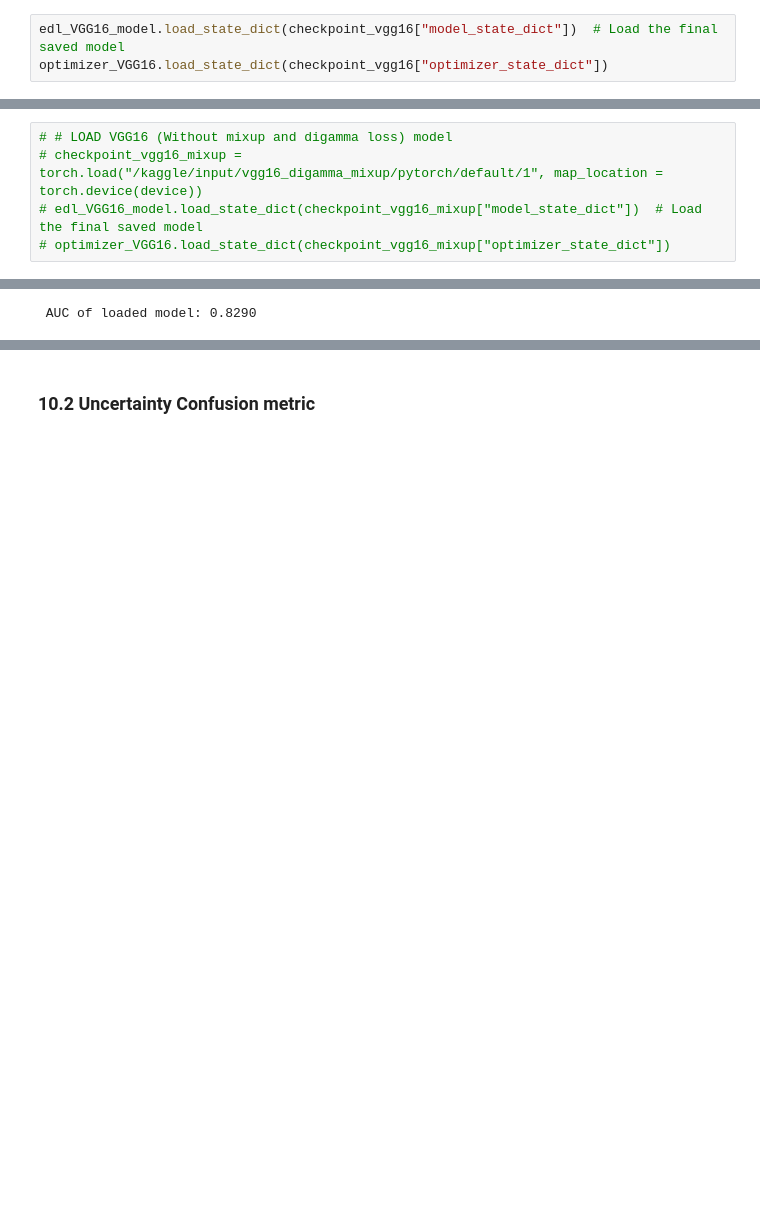
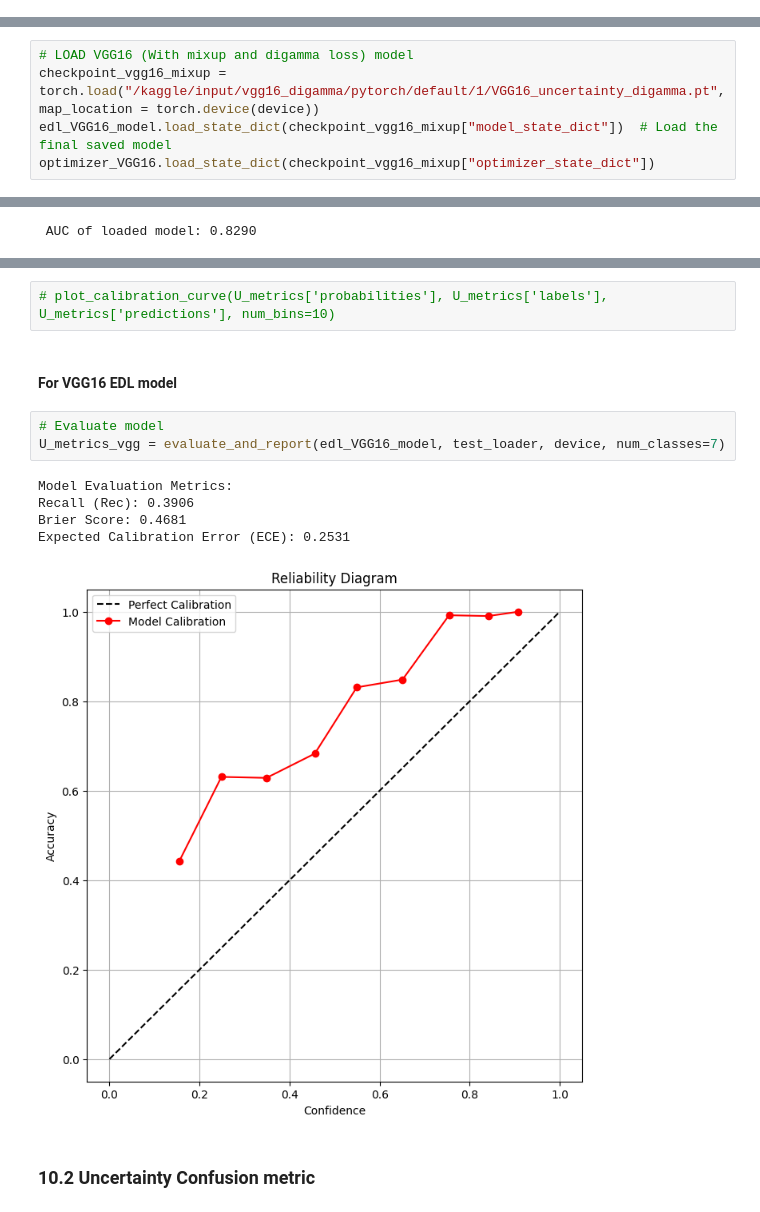
Before and after one commit to Swapnil5101/Aspect-Based-Sentiment-Analysis, a Jupyter notebook: uncertainty-aware-skin-lesion-classification-edl.ipynb, the cells around one changed output, grey strips where cells are left out. Drawn from its saved outputs; the diff is of its cells as text; blank space fills up the shorter version.

Commit message:
Kaggle Notebook | Uncertainty-aware_skin_lesion_classification_EDL | Version 5

```diff
--- a/uncertainty-aware-skin-lesion-classification-edl.ipynb
+++ b/uncertainty-aware-skin-lesion-classification-edl.ipynb
@@ -1336,6 +1203,3 @@ checkpoint_vgg16 = torch.load("/kaggle/input/vgg16_digamma/pytorch/default/1/VGG
-# %%
-edl_VGG16_model.load_state_dict(checkpoint_vgg16["model_state_dict"])  # Load the final saved model
-optimizer_VGG16.load_state_dict(checkpoint_vgg16["optimizer_state_dict"])
 # %% [markdown]
 ### 8.3 Resnet50 + Mixup + mse loss (Load Only When Evaluating/Testing With Mixup Case)
 # %%
@@ -1346,10 +1210,10 @@ optimizer_resnet50.load_state_dict(checkpoint_mixup["optimizer_state_dict"])
 # %% [markdown]
 ### 8.4 VGG16 + Mixup + Digamma loss (Load Only When Evaluating/Testing mixup case)
 # %%
-# # LOAD VGG16 (Without mixup and digamma loss) model
-# checkpoint_vgg16_mixup = torch.load("/kaggle/input/vgg16_digamma_mixup/pytorch/default/1", map_location = torch.device(device))
-# edl_VGG16_model.load_state_dict(checkpoint_vgg16_mixup["model_state_dict"])  # Load the final saved model
-# optimizer_VGG16.load_state_dict(checkpoint_vgg16_mixup["optimizer_state_dict"])
+# LOAD VGG16 (With mixup and digamma loss) model
+checkpoint_vgg16_mixup = torch.load("/kaggle/input/vgg16_digamma/pytorch/default/1/VGG16_uncertainty_digamma.pt", map_location = torch.device(device))
+edl_VGG16_model.load_state_dict(checkpoint_vgg16_mixup["model_state_dict"])  # Load the final saved model
+optimizer_VGG16.load_state_dict(checkpoint_vgg16_mixup["optimizer_state_dict"])
 # %% [markdown]
 ## 9. Test the models
 # %%
@@ -1624,3 +1691,16 @@ auc_metric(edl_VGG16_model, test_loader)
+# %%
+# plot_calibration_curve(U_metrics['probabilities'], U_metrics['labels'], U_metrics['predictions'], num_bins=10)
+# %% [markdown]
+#### **For VGG16 EDL model**
+# %%
+# Evaluate model
+U_metrics_vgg = evaluate_and_report(edl_VGG16_model, test_loader, device, num_classes=7)
+# %% [output]
+Model Evaluation Metrics:
+Recall (Rec): 0.3906
+Brier Score: 0.4681
+Expected Calibration Error (ECE): 0.2531
+[figure, added]
 # %% [markdown]
 ### **10.2 Uncertainty Confusion metric**
 # %% [markdown]
```
Also changed, not shown: parts of 26 cells of this notebook.
